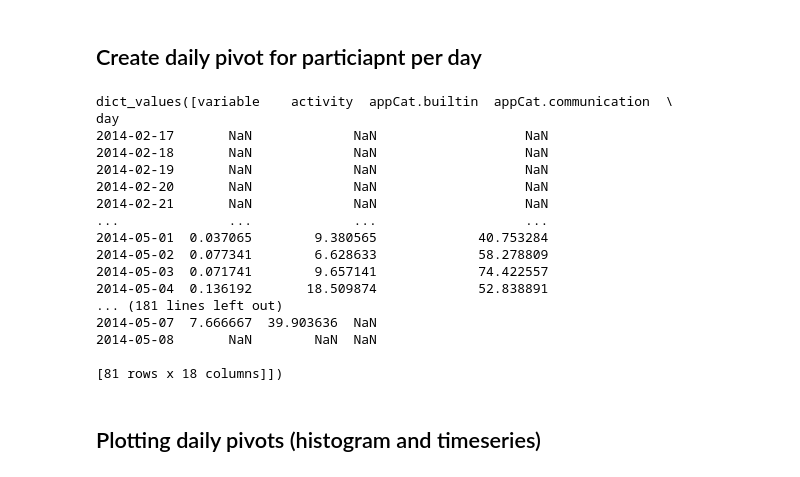
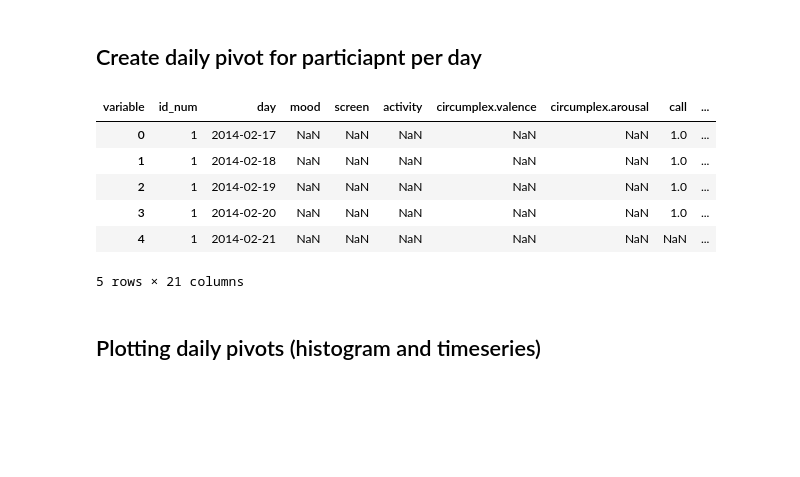
Before and after one commit to matushalak/DMT, a Jupyter notebook: analysis.ipynb, the cells around one changed output. Cells and saved outputs as stored; diff of their text form; code cells hidden in the pictures; blank space fills up the shorter version.

```diff
--- a/analysis.ipynb
+++ b/analysis.ipynb
@@ -212,7 +212,6 @@ for person in df["id_num"].unique():
 # %% [markdown]
 ## Create daily pivot for particiapnt per day
 # %%
-import pandas as pd
 
 def create_daily_pivot(df, participant="all", return_dict=False):
     """
@@ -227,10 +226,10 @@ def create_daily_pivot(df, participant="all", return_dict=False):
                            'variable', and 'value'. The 'time' column should be in datetime format.
         participant: Either "all" (to process all participants), a single participant id, or a list of participant ids.
         return_dict (bool): If True, returns a dictionary of pivot tables (keyed by participant).
-                            Otherwise, returns a single DataFrame with a multi-index (id_num, day).
+                            Otherwise, returns a single DataFrame with 'id_num' and 'day' as columns.
 
     Returns:
-        Either a dict mapping participant IDs to their daily pivot table or a combined multi-index DataFrame.
+        Either a dict mapping participant IDs to their daily pivot table or a combined DataFrame.
     """
     # Determine the list of participant IDs to process
     if participant == "all":
@@ -258,58 +257,63 @@ def create_daily_pivot(df, participant="all", return_dict=False):
         # Create a pivot table with day as index and variables as columns (aggregated by mean)
         pivot = df_part.pivot_table(index="day",
                                     columns="variable",
                                     values="value",
                                     aggfunc="mean")
 
         # Create a complete date range from the earliest to the latest day for this participant
         full_range = pd.date_range(start=df_part["day"].min(), end=df_part["day"].max(), freq="D")
         pivot = pivot.reindex(full_range)
         pivot.index.name = "day"
 
+        # Convert index to a column and add participant id
+        pivot = pivot.reset_index()
+        pivot["id_num"] = part
+
+        # reorder the columns
+        desired_order = ["id_num", "day", "mood", "screen", "activity", "circumplex.valence", "circumplex.arousal", "call", "sms"]
+        other_columns = [p for p in pivot.columns if p not in desired_order]
+        new_order = desired_order + other_columns
+        pivot = pivot[new_order]
+
+
+        # rearrange the columns to have the id_num, day, mood, screen, activity, circumplex.valence, circumplex.arousal then the rest
+
+
+
+
         if return_dict:
             pivot_dict[part] = pivot
         else:
-            # Add a column for participant id before concatenating
-            pivot["id_num"] = part
-            pivot_list.append(pivot.reset_index())
+            pivot_list.append(pivot)
 
     if return_dict:
         return pivot_dict
     else:
-        # Combine all participant dataframes and set a multi-index [id_num, day]
+        # Concatenate the list of dataframes without setting a multi-index so that
+        # both 'day' and 'id_num' remain as regular columns
         combined = pd.concat(pivot_list, ignore_index=True)
-        combined = combined.set_index(["id_num", "day"])
         return combined
 
 # For a single participant:
 single_pivot = create_daily_pivot(df, participant=1)
-single_pivot.head()
+single_pivot.describe()
 
 # For multiple participants combined into one DataFrame:
 combined_pivot = create_daily_pivot(df, participant="all", return_dict=False)
-combined_pivot.describe()
 
 # For a dictionary of separate pivot tables:
 pivot_dict = create_daily_pivot(df, participant=[1,2,3], return_dict=True)
-print(pivot_dict.values())
+# print(pivot_dict.values())
+
+combined_pivot.head()
 # %% [output]
+| variable | id_num | day | mood | screen | activity | circumplex.valence | circumplex.arousal | call | ... |
+| 0 | 1 | 2014-02-17 | NaN | NaN | NaN | NaN | NaN | 1.0 | ... |
+| 1 | 1 | 2014-02-18 | NaN | NaN | NaN | NaN | NaN | 1.0 | ... |
+| 2 | 1 | 2014-02-19 | NaN | NaN | NaN | NaN | NaN | 1.0 | ... |
+| 3 | 1 | 2014-02-20 | NaN | NaN | NaN | NaN | NaN | 1.0 | ... |
+| 4 | 1 | 2014-02-21 | NaN | NaN | NaN | NaN | NaN | NaN | ... |
-dict_values([variable    activity  appCat.builtin  appCat.communication  \
-day
-2014-02-17       NaN             NaN                   NaN
-2014-02-18       NaN             NaN                   NaN
-2014-02-19       NaN             NaN                   NaN
-2014-02-20       NaN             NaN                   NaN
-2014-02-21       NaN             NaN                   NaN
-...              ...             ...                   ...
-2014-05-01  0.037065        9.380565             40.753284
-2014-05-02  0.077341        6.628633             58.278809
-2014-05-03  0.071741        9.657141             74.422557
-2014-05-04  0.136192       18.509874             52.838891
-... (181 lines left out)
-2014-05-07  7.666667  39.903636  NaN
-2014-05-08       NaN        NaN  NaN
-
-[81 rows x 18 columns]])
+5 rows × 21 columns
 # %% [markdown]
 ## Plotting daily pivots (histogram and timeseries)
 # %%
```
Also changed, not shown: parts of 6 cells of this notebook, 1 other file.
